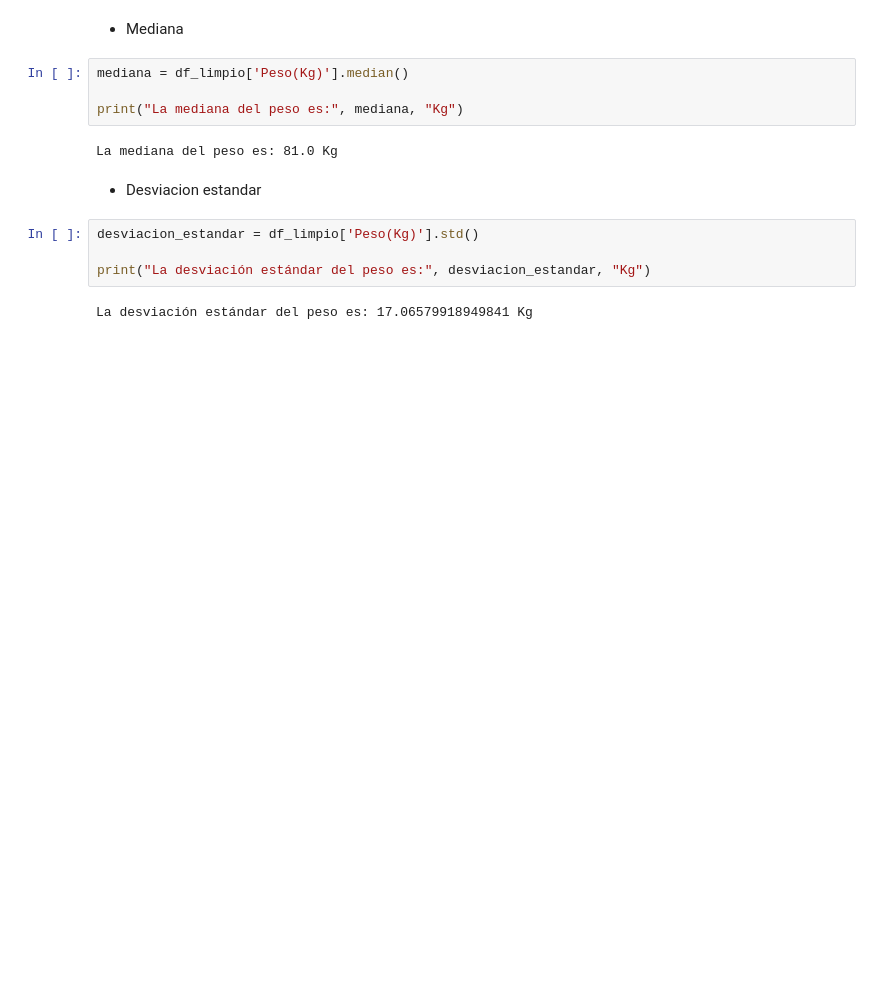
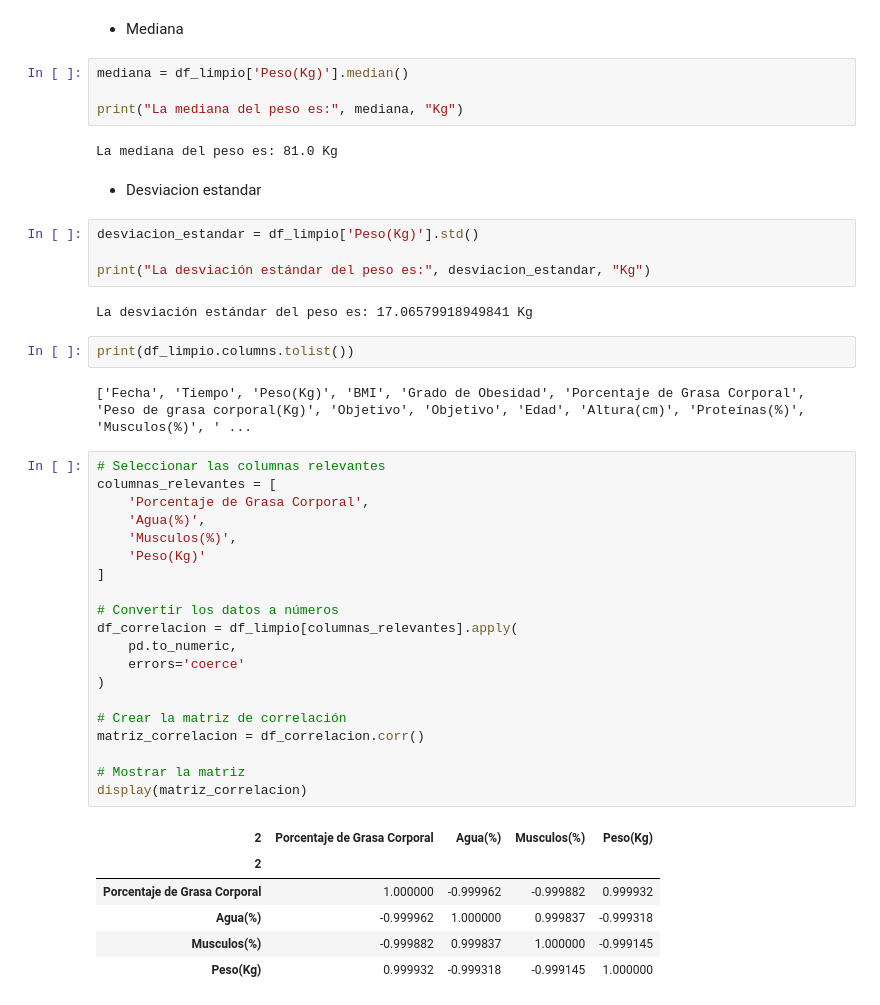
Before and after one commit to GabyPaolaING/Machine-Learning, a Jupyter notebook: P1P1_DataSet.ipynb, the cells around one changed output. Saved outputs shown, nothing was run; the diff lists cells and outputs as text; blank space fills up the shorter version.

```diff
--- a/P1P1_DataSet.ipynb
+++ b/P1P1_DataSet.ipynb
@@ -184,3 +184,34 @@ desviacion_estandar = df_limpio['Peso(Kg)'].std()
 print("La desviación estándar del peso es:", desviacion_estandar, "Kg")
 # %% [output]
 La desviación estándar del peso es: 17.06579918949841 Kg
+# %%
+print(df_limpio.columns.tolist())
+# %% [output]
+['Fecha', 'Tiempo', 'Peso(Kg)', 'BMI', 'Grado de Obesidad', 'Porcentaje de Grasa Corporal', 'Peso de grasa corporal(Kg)', 'Objetivo', 'Objetivo', 'Edad', 'Altura(cm)', 'Proteínas(%)', 'Musculos(%)', ' ...
+# %%
+# Seleccionar las columnas relevantes
+columnas_relevantes = [
+    'Porcentaje de Grasa Corporal',
+    'Agua(%)',
+    'Musculos(%)',
+    'Peso(Kg)'
+]
+
+# Convertir los datos a números
+df_correlacion = df_limpio[columnas_relevantes].apply(
+    pd.to_numeric,
+    errors='coerce'
+)
+
+# Crear la matriz de correlación
+matriz_correlacion = df_correlacion.corr()
+
+# Mostrar la matriz
+display(matriz_correlacion)
+# %% [output]
+| 2 | Porcentaje de Grasa Corporal | Agua(%) | Musculos(%) | Peso(Kg) |
+| 2 |  |  |  |  |
+| Porcentaje de Grasa Corporal | 1.000000 | -0.999962 | -0.999882 | 0.999932 |
+| Agua(%) | -0.999962 | 1.000000 | 0.999837 | -0.999318 |
+| Musculos(%) | -0.999882 | 0.999837 | 1.000000 | -0.999145 |
+| Peso(Kg) | 0.999932 | -0.999318 | -0.999145 | 1.000000 |
```
Also changed, not shown: parts of 3 cells of this notebook.
